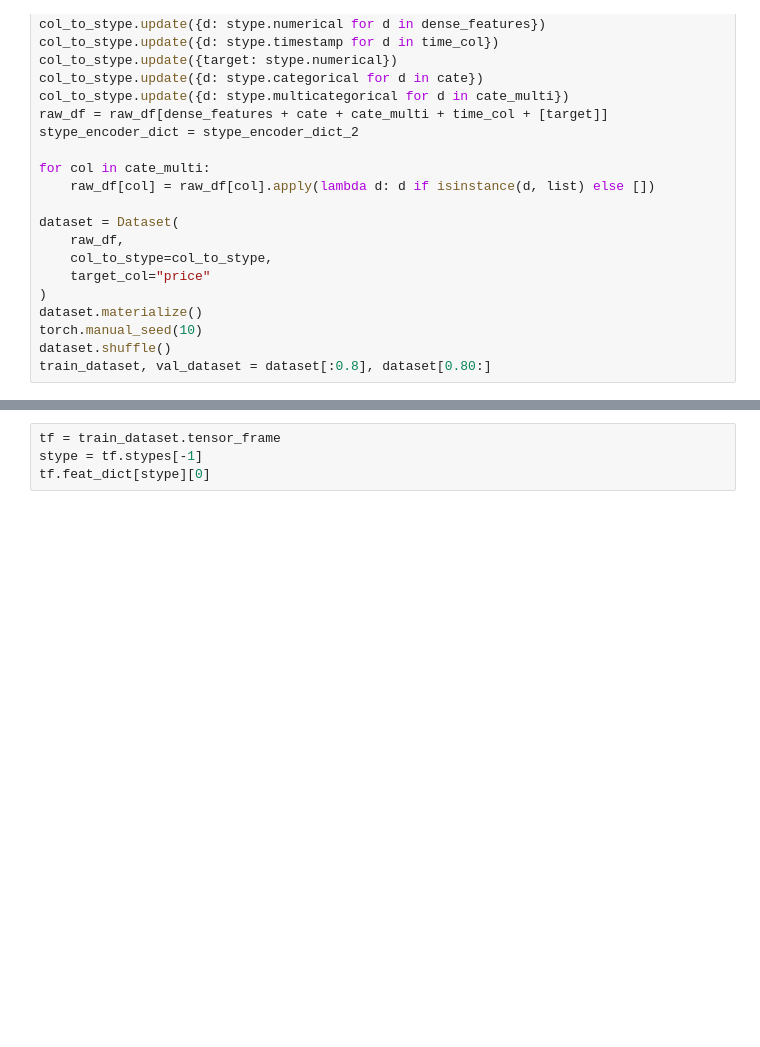
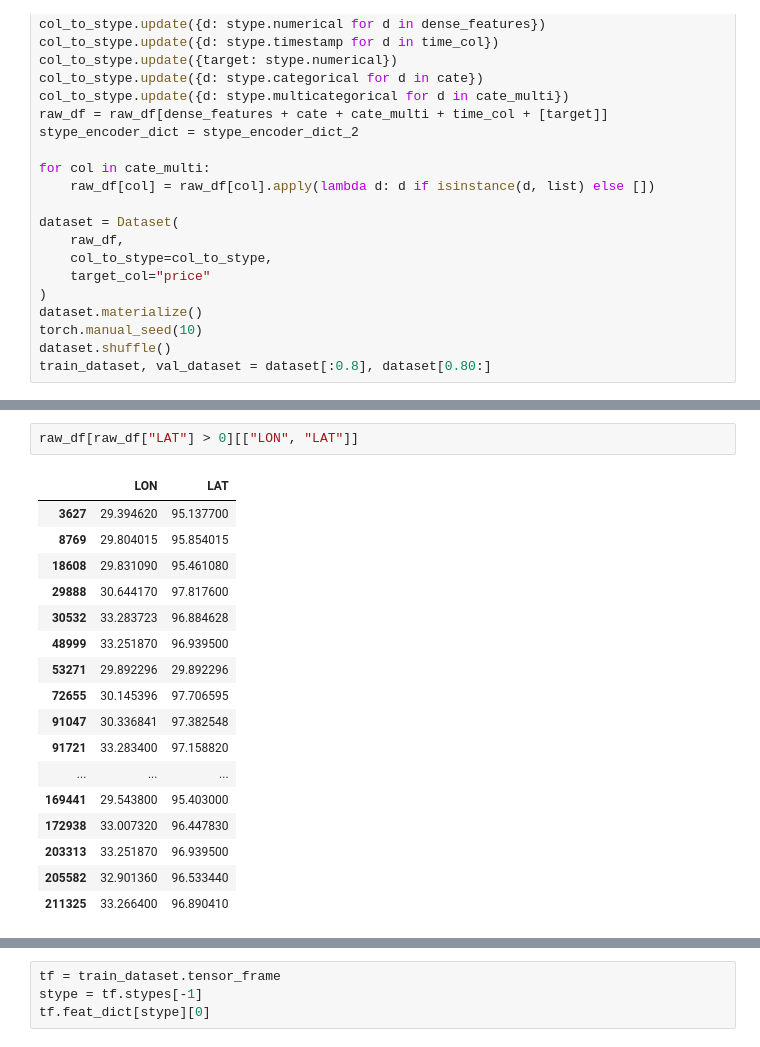
Before and after one commit to HoustonJ2013/property_price_multi_modality, a Jupyter notebook: notebooks/debug.ipynb, the cells around one changed output, grey strips where cells are left out. Drawn from its saved outputs; the diff is of its cells as text; blank space fills up the shorter version.

```diff
--- a/notebooks/debug.ipynb
+++ b/notebooks/debug.ipynb
@@ -112,0 +122,20 @@ train_dataset, val_dataset = dataset[:0.8], dataset[0.80:]
+# %%
+raw_df[raw_df["LAT"] > 0][["LON", "LAT"]]
+# %% [output]
+|  | LON | LAT |
+| 3627 | 29.394620 | 95.137700 |
+| 8769 | 29.804015 | 95.854015 |
+| 18608 | 29.831090 | 95.461080 |
+| 29888 | 30.644170 | 97.817600 |
+| 30532 | 33.283723 | 96.884628 |
+| 48999 | 33.251870 | 96.939500 |
+| 53271 | 29.892296 | 29.892296 |
+| 72655 | 30.145396 | 97.706595 |
+| 91047 | 30.336841 | 97.382548 |
+| 91721 | 33.283400 | 97.158820 |
+| ... | ... | ... |
+| 169441 | 29.543800 | 95.403000 |
+| 172938 | 33.007320 | 96.447830 |
+| 203313 | 33.251870 | 96.939500 |
+| 205582 | 32.901360 | 96.533440 |
+| 211325 | 33.266400 | 96.890410 |
```
Also changed, not shown: parts of 13 cells of this notebook, 2 other files.
